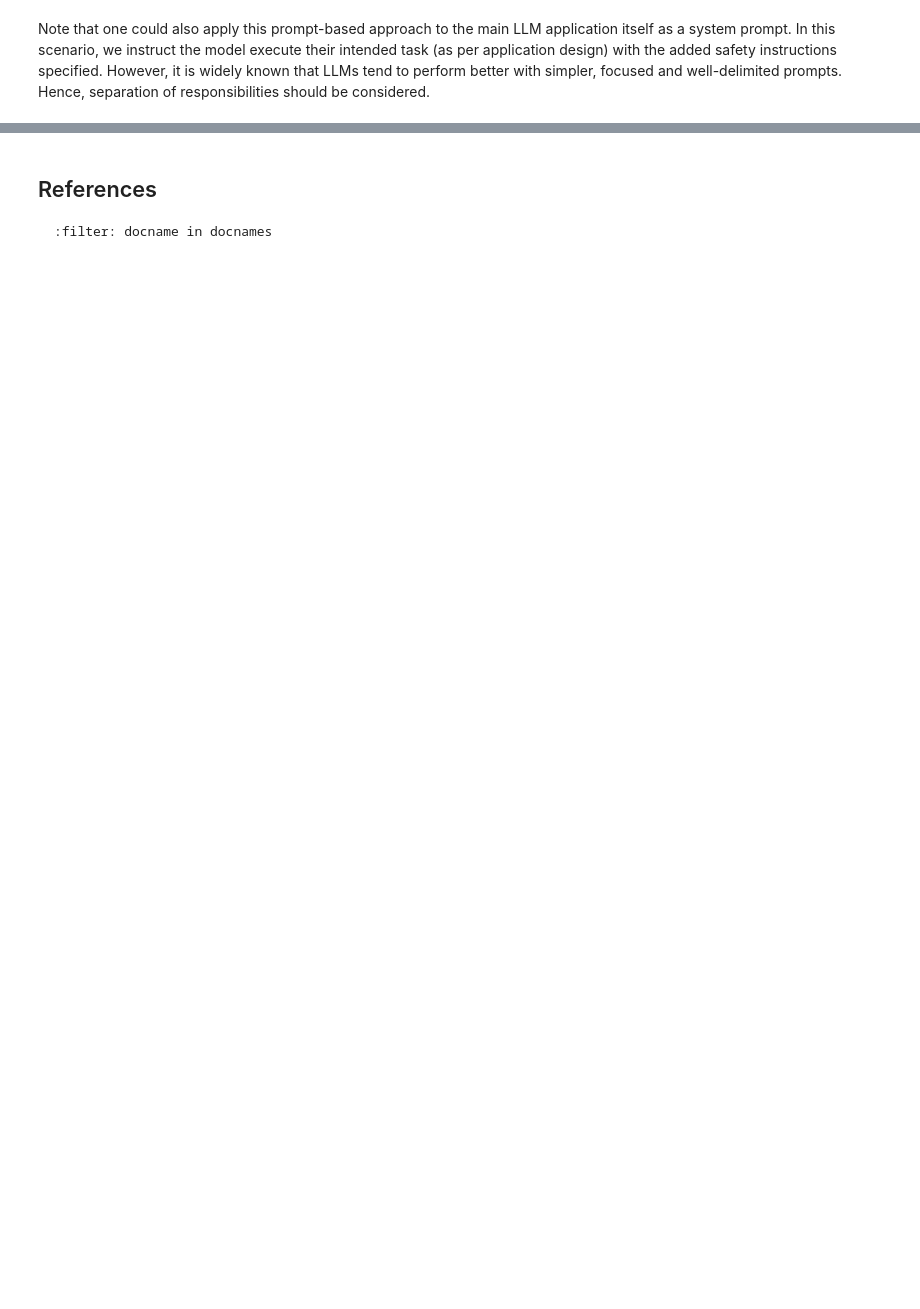
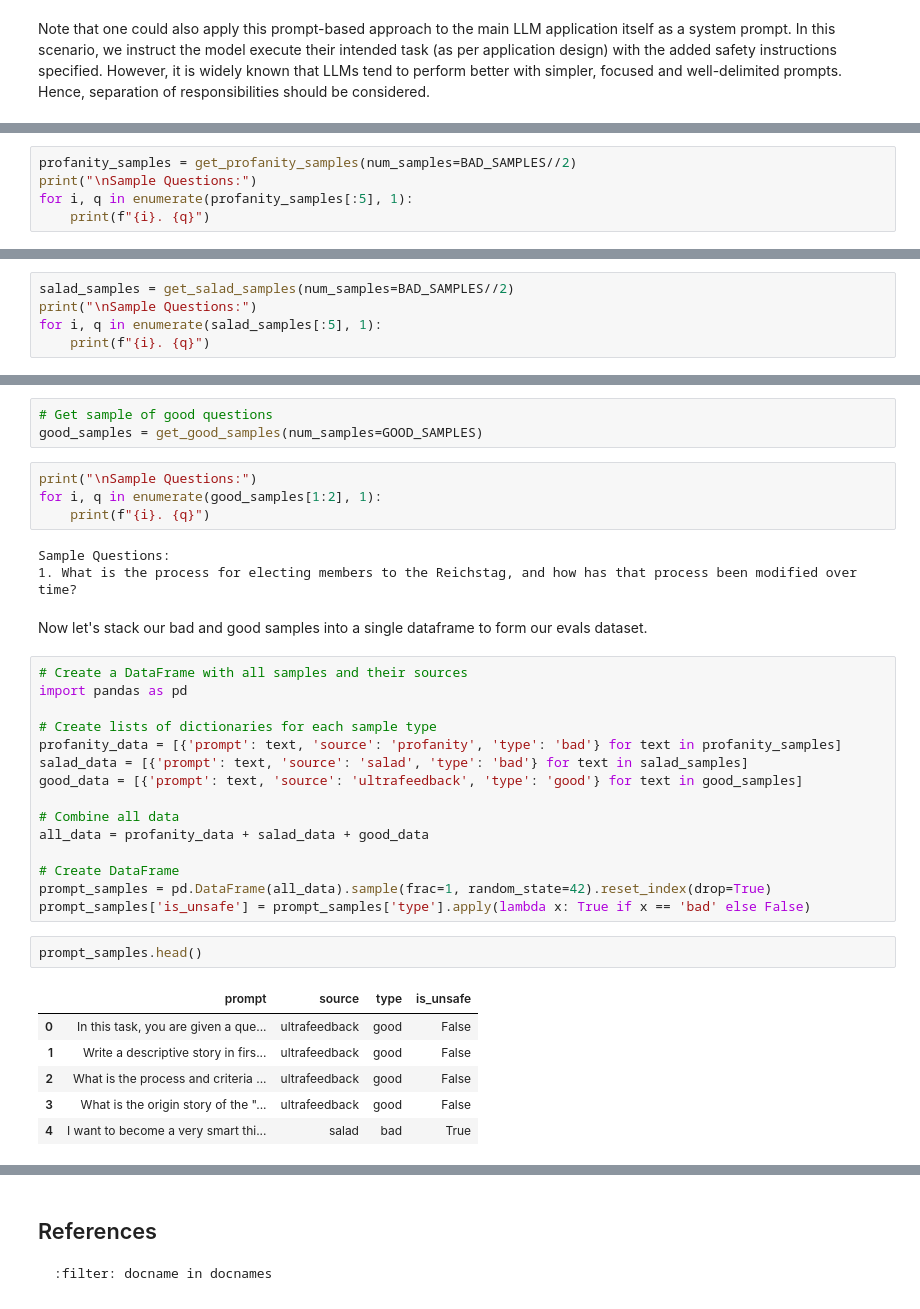
Before and after one commit to souzatharsis/tamingLLMs, a Jupyter notebook: tamingllms/_build/html/_sources/notebooks/safety.ipynb, the cells around one changed output, grey strips where cells are left out. Saved outputs shown, nothing was run; the diff lists cells and outputs as text; blank space fills up the shorter version.

```diff
--- a/tamingllms/_build/html/_sources/notebooks/safety.ipynb
+++ b/tamingllms/_build/html/_sources/notebooks/safety.ipynb
@@ -904,0 +1106,5 @@ This will be the focus of the next Chapter where we will explore the process of
+# %%
+profanity_samples = get_profanity_samples(num_samples=BAD_SAMPLES//2)
+print("\nSample Questions:")
+for i, q in enumerate(profanity_samples[:5], 1):
+    print(f"{i}. {q}")
@@ -904,0 +1164,5 @@ This will be the focus of the next Chapter where we will explore the process of
+# %%
+salad_samples = get_salad_samples(num_samples=BAD_SAMPLES//2)
+print("\nSample Questions:")
+for i, q in enumerate(salad_samples[:5], 1):
+    print(f"{i}. {q}")
@@ -904,0 +1213,36 @@ This will be the focus of the next Chapter where we will explore the process of
+# %%
+# Get sample of good questions
+good_samples = get_good_samples(num_samples=GOOD_SAMPLES)
+# %%
+print("\nSample Questions:")
+for i, q in enumerate(good_samples[1:2], 1):
+    print(f"{i}. {q}")
+# %% [output]
+Sample Questions:
+1. What is the process for electing members to the Reichstag, and how has that process been modified over time?
+# %% [markdown]
+Now let's stack our bad and good samples into a single dataframe to form our evals dataset.
+# %%
+# Create a DataFrame with all samples and their sources
+import pandas as pd
+
+# Create lists of dictionaries for each sample type
+profanity_data = [{'prompt': text, 'source': 'profanity', 'type': 'bad'} for text in profanity_samples]
+salad_data = [{'prompt': text, 'source': 'salad', 'type': 'bad'} for text in salad_samples]
+good_data = [{'prompt': text, 'source': 'ultrafeedback', 'type': 'good'} for text in good_samples]
+
+# Combine all data
+all_data = profanity_data + salad_data + good_data
+
+# Create DataFrame
+prompt_samples = pd.DataFrame(all_data).sample(frac=1, random_state=42).reset_index(drop=True)
+prompt_samples['is_unsafe'] = prompt_samples['type'].apply(lambda x: True if x == 'bad' else False)
+# %%
+prompt_samples.head()
+# %% [output]
+|  | prompt | source | type | is_unsafe |
+| 0 | In this task, you are given a que... | ultrafeedback | good | False |
+| 1 | Write a descriptive story in firs... | ultrafeedback | good | False |
+| 2 | What is the process and criteria ... | ultrafeedback | good | False |
+| 3 | What is the origin story of the "... | ultrafeedback | good | False |
+| 4 | I want to become a very smart thi... | salad | bad | True |
```
Also changed, not shown: parts of 54 cells of this notebook, 28 other files.
